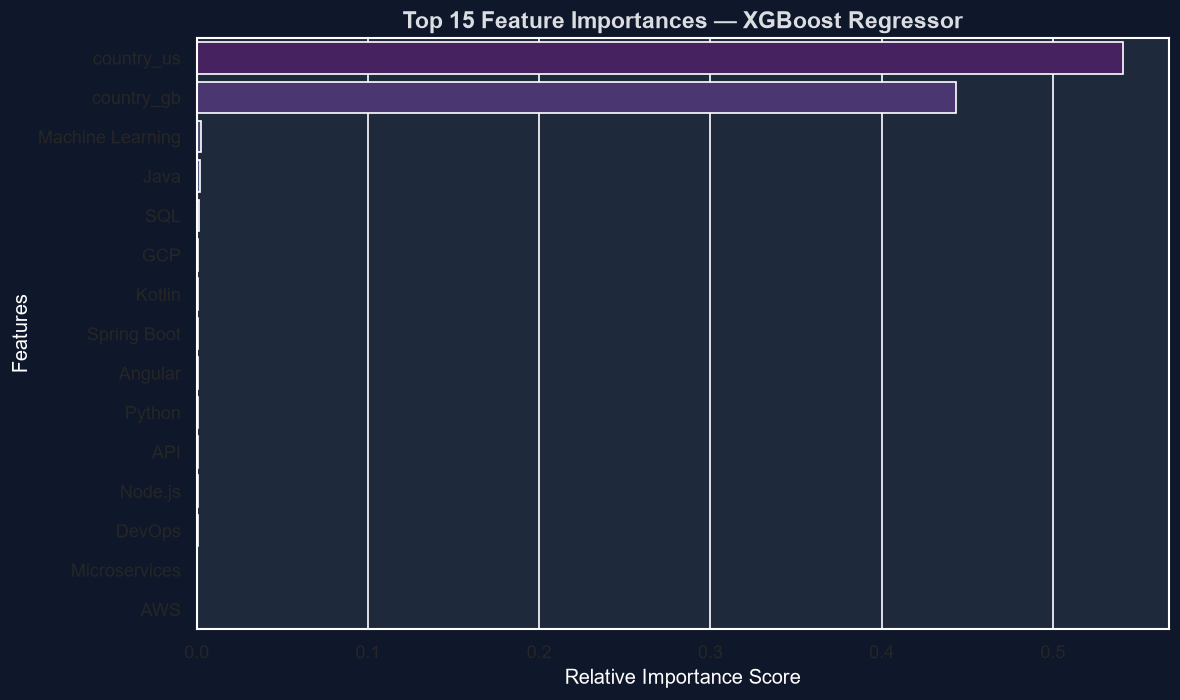
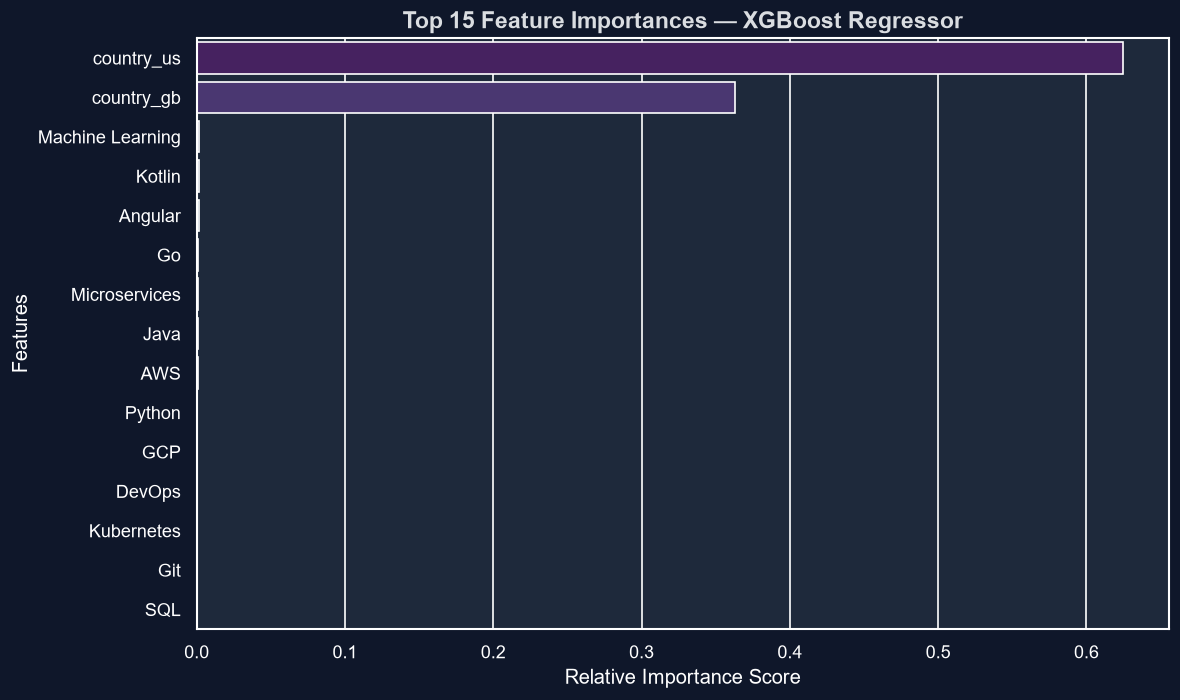
The notebook cell's code change between the first figure and the second:
--- before
+++ after
@@ -4,9 +4,19 @@
 }).sort_values(by='Importance', ascending=False)
 
-plt.figure(figsize=(10, 6))
-sns.barplot(data=df_importance.head(15), x='Importance', y='Feature', palette='viridis')
-plt.title('Top 15 Feature Importances — XGBoost Regressor', fontsize=14, color="#dadde1", fontweight='bold')
-plt.xlabel('Relative Importance Score',color="white")
-plt.ylabel('Features',color="white")
+fig, ax = plt.subplots(figsize=(10, 6))
+sns.barplot(data=df_importance.head(15), x='Importance', y='Feature', palette='viridis', ax=ax)
+
+ax.set_title('Top 15 Feature Importances — XGBoost Regressor', fontsize=14, color="#dadde1", fontweight='bold')
+ax.set_xlabel('Relative Importance Score', color="white")
+ax.set_ylabel('Features', color="white")
+
+# Make tick labels (the numbers and feature names) visible
+ax.tick_params(axis='x', colors='white')
+ax.tick_params(axis='y', colors='white')
+
+# Optional: make the plot border visible against the dark background too
+for spine in ax.spines.values():
+    spine.set_color('white')
+
 plt.tight_layout()
 plt.savefig(f'{PLOTS_DIR}/04_feature_importance.png', bbox_inches='tight')

Commit: Graph Updated